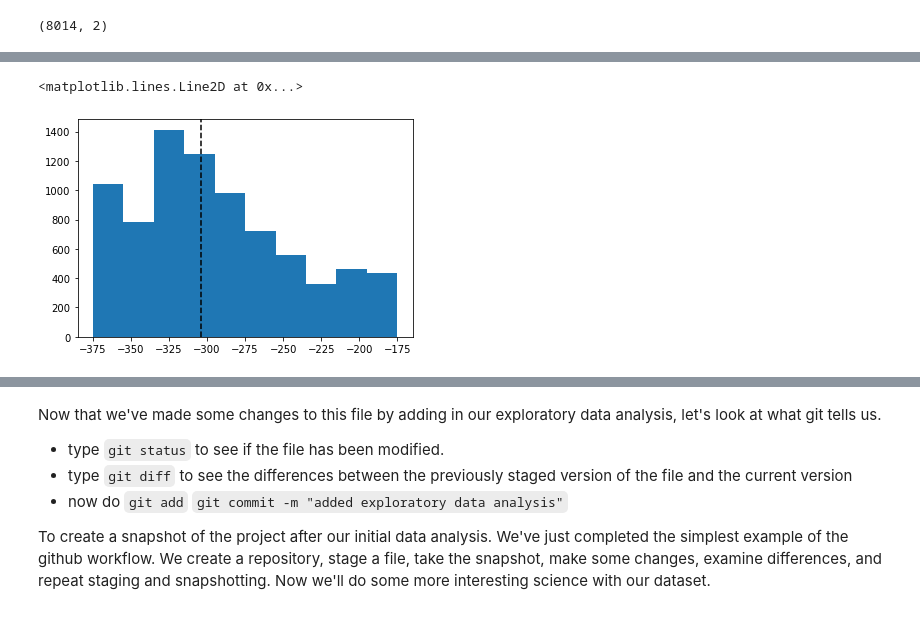
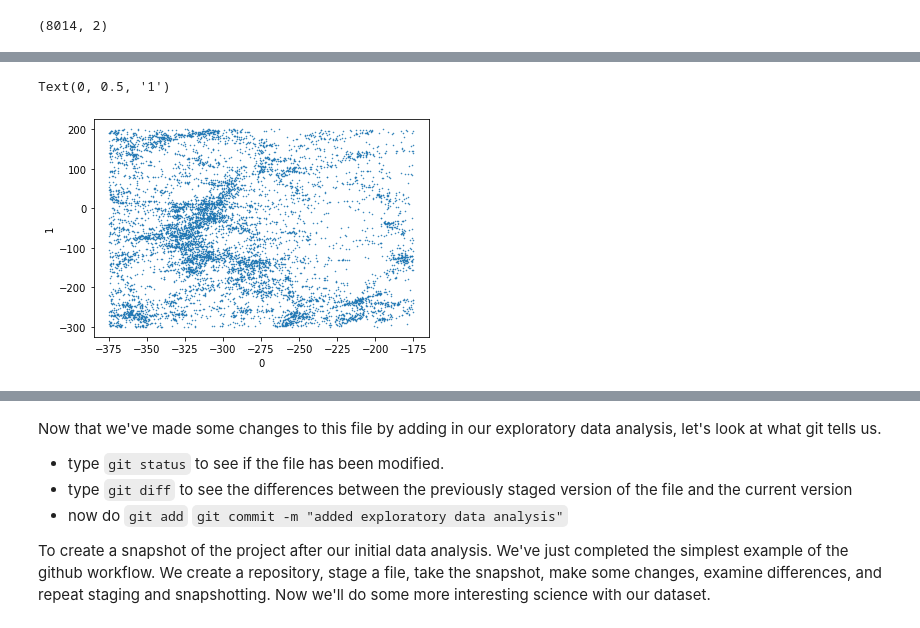
Before and after one commit to Yashvi-Sharma/GreatWallHaySha, a Jupyter notebook: DSFP_intro_2_git.ipynb, the cells around one changed output, grey strips where cells are left out. Saved outputs shown, nothing was run; the diff lists cells and outputs as text; code cells hidden in the pictures.

```diff
--- a/DSFP_intro_2_git.ipynb
+++ b/DSFP_intro_2_git.ipynb
@@ -63,6 +52,7 @@ _ = plt.hist2d(X[:,0],X[:,1])
-# %%
-_ = plt.hist(X[:,0])
-plt.axvline(np.median(X[:,0]),ls='--',color='black')
-# %% [output]
-<matplotlib.lines.Line2D at 0x...>
-[figure, removed]
+# %%
+plt.scatter(X[:,0],X[:,1],marker='.',s=1)
+plt.xlabel('0')
+plt.ylabel('1')
+# %% [output]
+Text(0, 0.5, '1')
+[figure, added]
```
Also changed, not shown: parts of 6 cells of this notebook.
